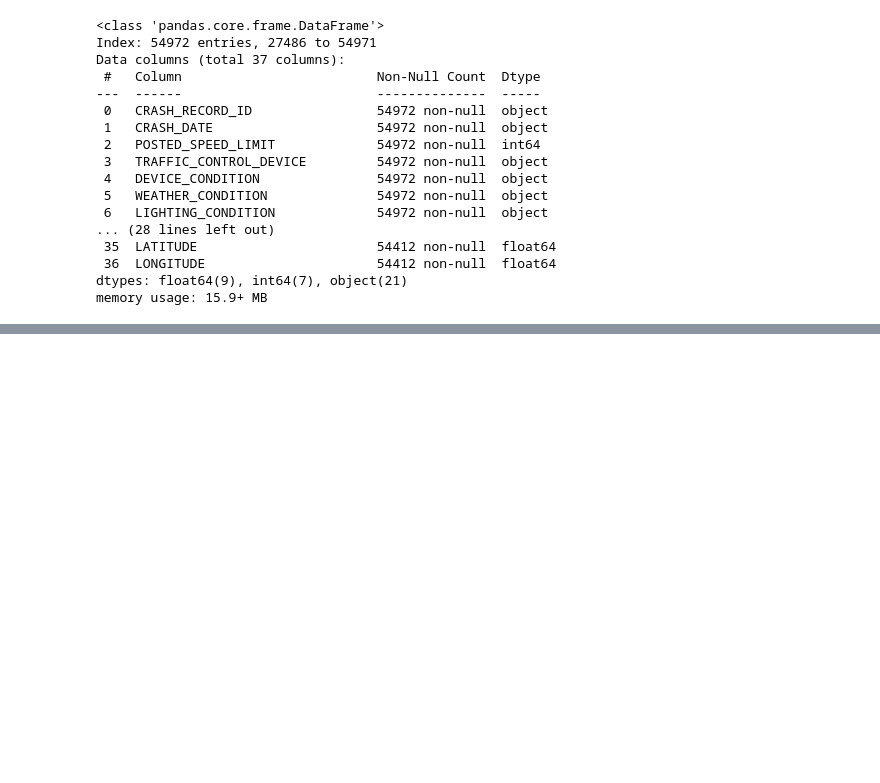
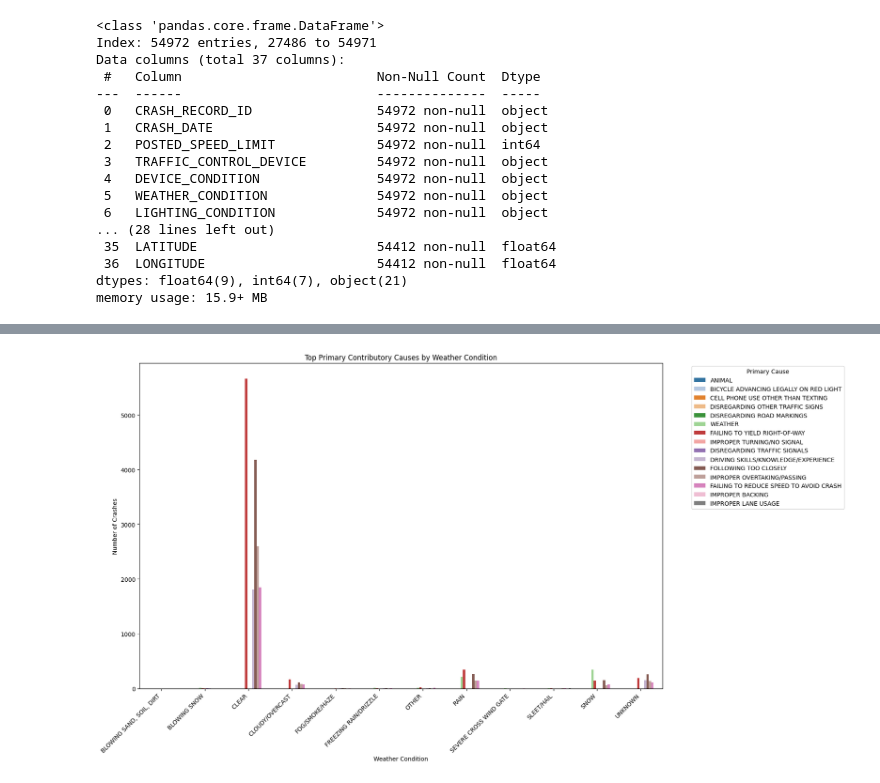
Before and after one commit to TheCraw08/ConradWilson_TCS, a Jupyter notebook: Conrad_Wilson.ipynb, the cells around one changed output, grey strips where cells are left out. Cells and saved outputs as stored; diff of their text form; code cells hidden in the pictures; blank space fills up the shorter version.

```diff
--- a/Conrad_Wilson.ipynb
+++ b/Conrad_Wilson.ipynb
@@ -217,0 +306,10 @@ fig.show()
+# %%
+causes_by_weather = df.groupby(['WEATHER_CONDITION', 'PRIM_CONTRIBUTORY_CAUSE']).size().unstack(fill_value=0)
+
+# Filter out 'UNABLE TO DETERMINE' and 'NOT APPLICABLE' from columns
+causes_by_weather_filtered = causes_by_weather.drop(columns=['UNABLE TO DETERMINE', 'NOT APPLICABLE'], errors='ignore')
+
+# Find the top 5 causes for each weather condition
+top_causes_per_weather = causes_by_weather_filtered.apply(lambda x: x.nlargest(5), axis=1)
+
+print(top_causes_per_weather.head())
@@ -217,0 +334,10 @@ fig.show()
+# %%
+top_causes_list = []
+for weather_condition in causes_by_weather_filtered.index:
+    top_5 = causes_by_weather_filtered.loc[weather_condition].nlargest(5)
+    for cause, count in top_5.items():
+        top_causes_list.append({'WEATHER_CONDITION': weather_condition, 'PRIM_CONTRIBUTORY_CAUSE': cause, 'CRASH_COUNT': count})
+
+top_causes_per_weather_df = pd.DataFrame(top_causes_list)
+
+print(top_causes_per_weather_df.head(10))
@@ -217,0 +362,18 @@ fig.show()
+# %%
+plt.figure(figsize=(18, 10))
+sns.barplot(
+    data=top_causes_per_weather_df,
+    x='WEATHER_CONDITION',
+    y='CRASH_COUNT',
+    hue='PRIM_CONTRIBUTORY_CAUSE',
+    palette='tab20'
+)
+plt.title('Top Primary Contributory Causes by Weather Condition')
+plt.xlabel('Weather Condition')
+plt.ylabel('Number of Crashes')
+plt.xticks(rotation=45, ha='right')
+plt.legend(title='Primary Cause', bbox_to_anchor=(1.05, 1), loc='upper left')
+plt.tight_layout()
+plt.show()
+# %% [output]
+[figure, added]
```
Also changed, not shown: parts of 15 cells of this notebook.
